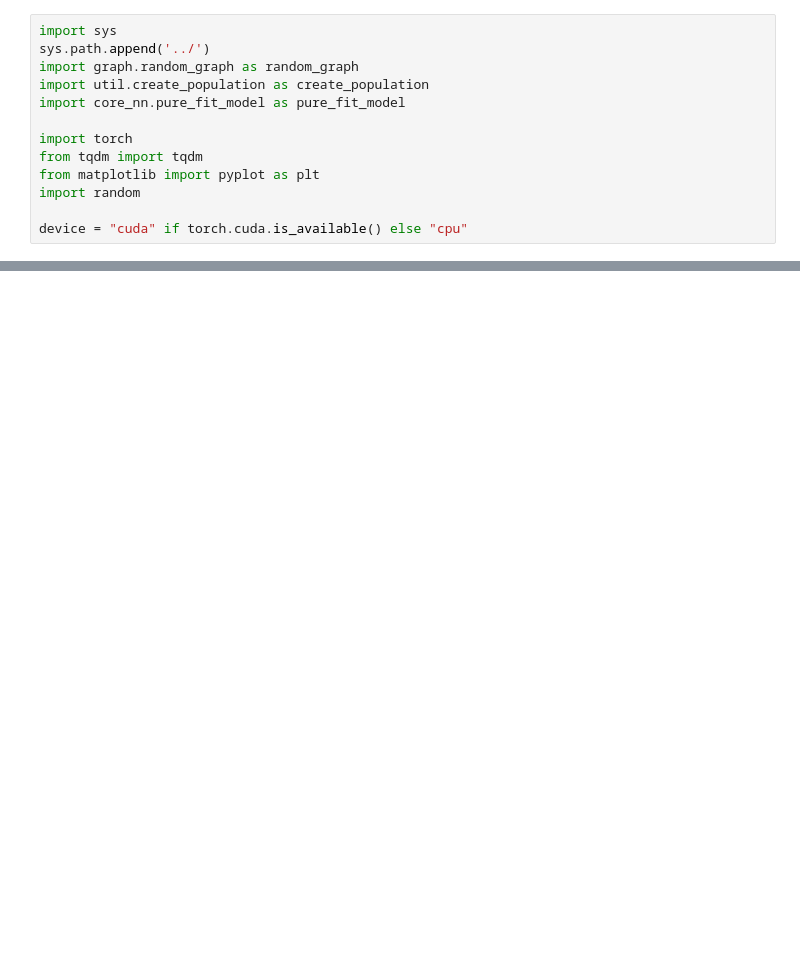
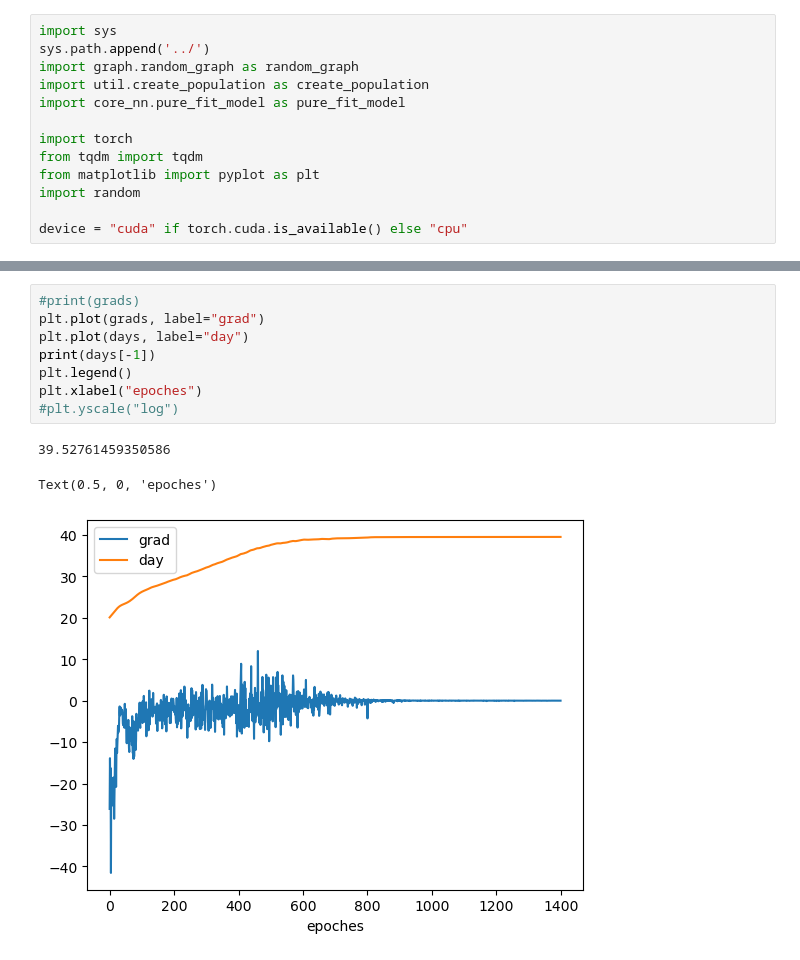
Before and after one commit to bizhili/Epi_fit, a Jupyter notebook: 10_1_epis_fit/script/create_model.ipynb, the cells around one changed output, grey strips where cells are left out. Cells and saved outputs as stored; diff of their text form; blank space fills up the shorter version.

```diff
--- a/10_1_epis_fit/script/create_model.ipynb
+++ b/10_1_epis_fit/script/create_model.ipynb
@@ -151,0 +281,12 @@ plt.legend()
+# %%
+#print(grads)
+plt.plot(grads, label="grad")
+plt.plot(days, label="day")
+print(days[-1])
+plt.legend()
+plt.xlabel("epoches")
+#plt.yscale("log")
+# %% [output]
+39.52761459350586
+Text(0.5, 0, 'epoches')
+[figure, added]
```
Also changed, not shown: parts of 11 cells of this notebook, 2 other files.
